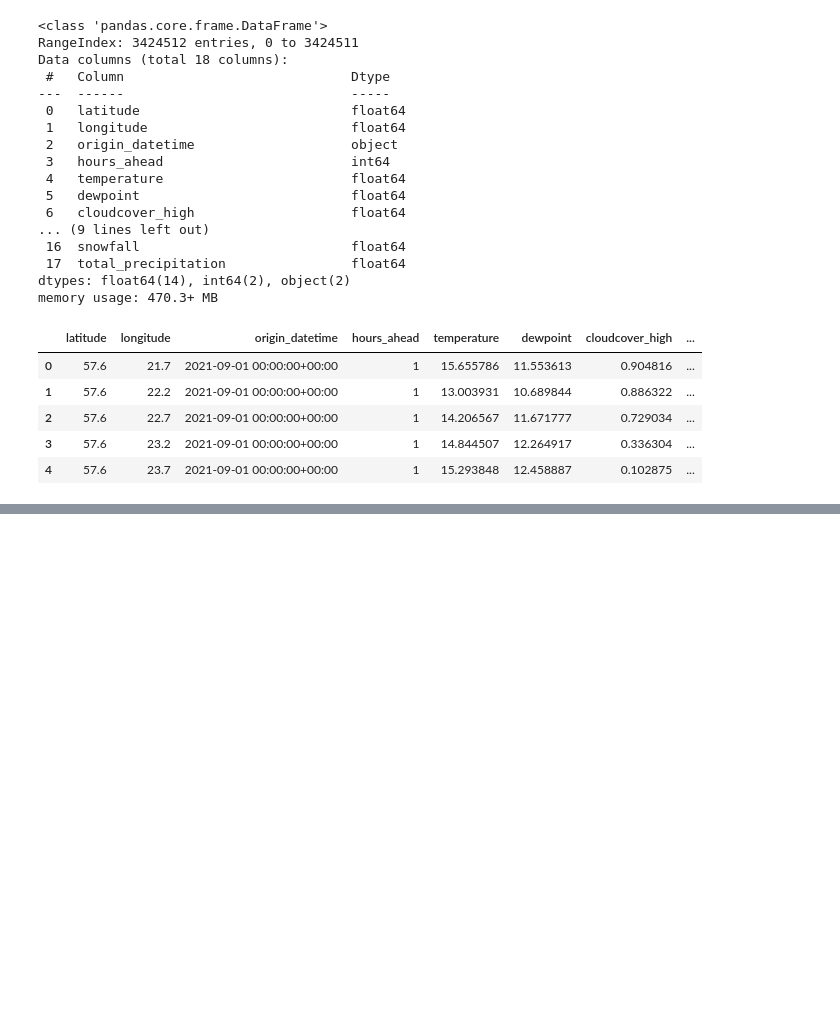
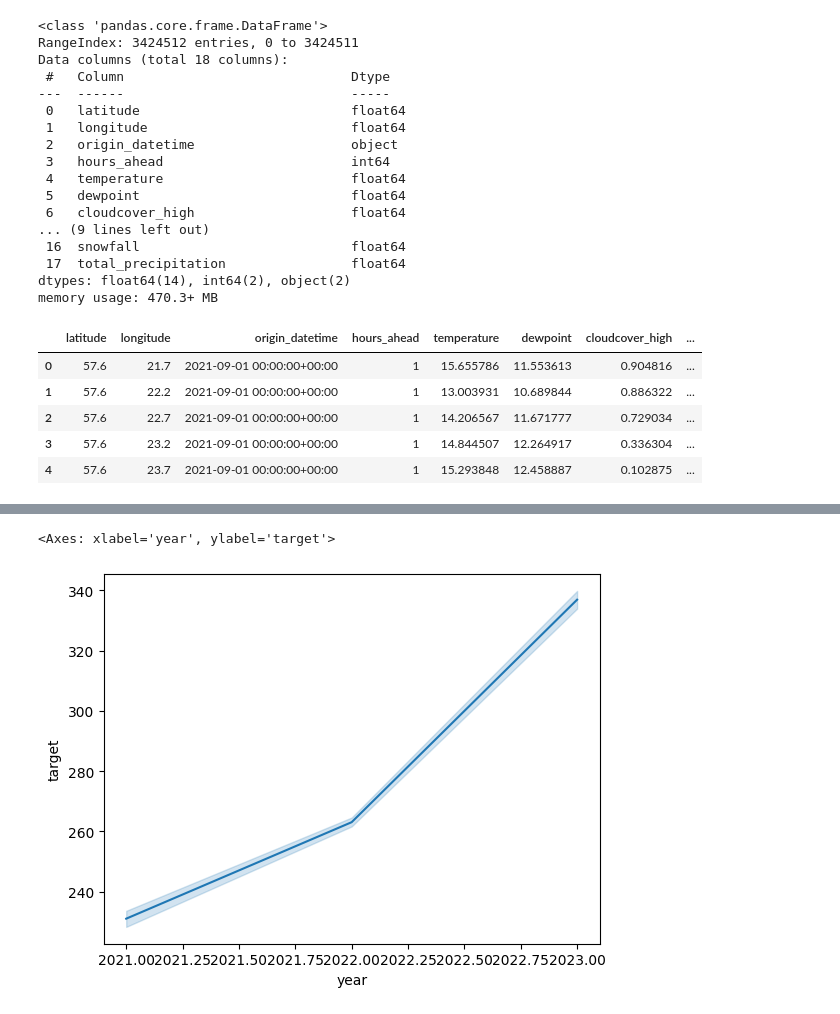
Before and after one commit to Arghya123r/Ml_codes, a Jupyter notebook: enenfit-electricity-preds.ipynb, the cells around one changed output, grey strips where cells are left out. Drawn from its saved outputs; the diff is of its cells as text; code cells hidden in the pictures; blank space fills up the shorter version.

```diff
--- a/enenfit-electricity-preds.ipynb
+++ b/enenfit-electricity-preds.ipynb
@@ -130,0 +111,5 @@ forecast.head()
+# %%
+df['datetime_panda']=pd.to_datetime(df['datetime'])
+df['year']=df['datetime_panda'].dt.year
+df['month']=df['datetime_panda'].dt.month
+df['date']=df['datetime_panda'].dt.date
@@ -130,0 +125,5 @@ forecast.head()
+# %%
+sns.lineplot(x='year',y='target',data=df)
+# %% [output]
+<Axes: xlabel='year', ylabel='target'>
+[figure, added]
```
Also changed, not shown: parts of 9 cells of this notebook.
